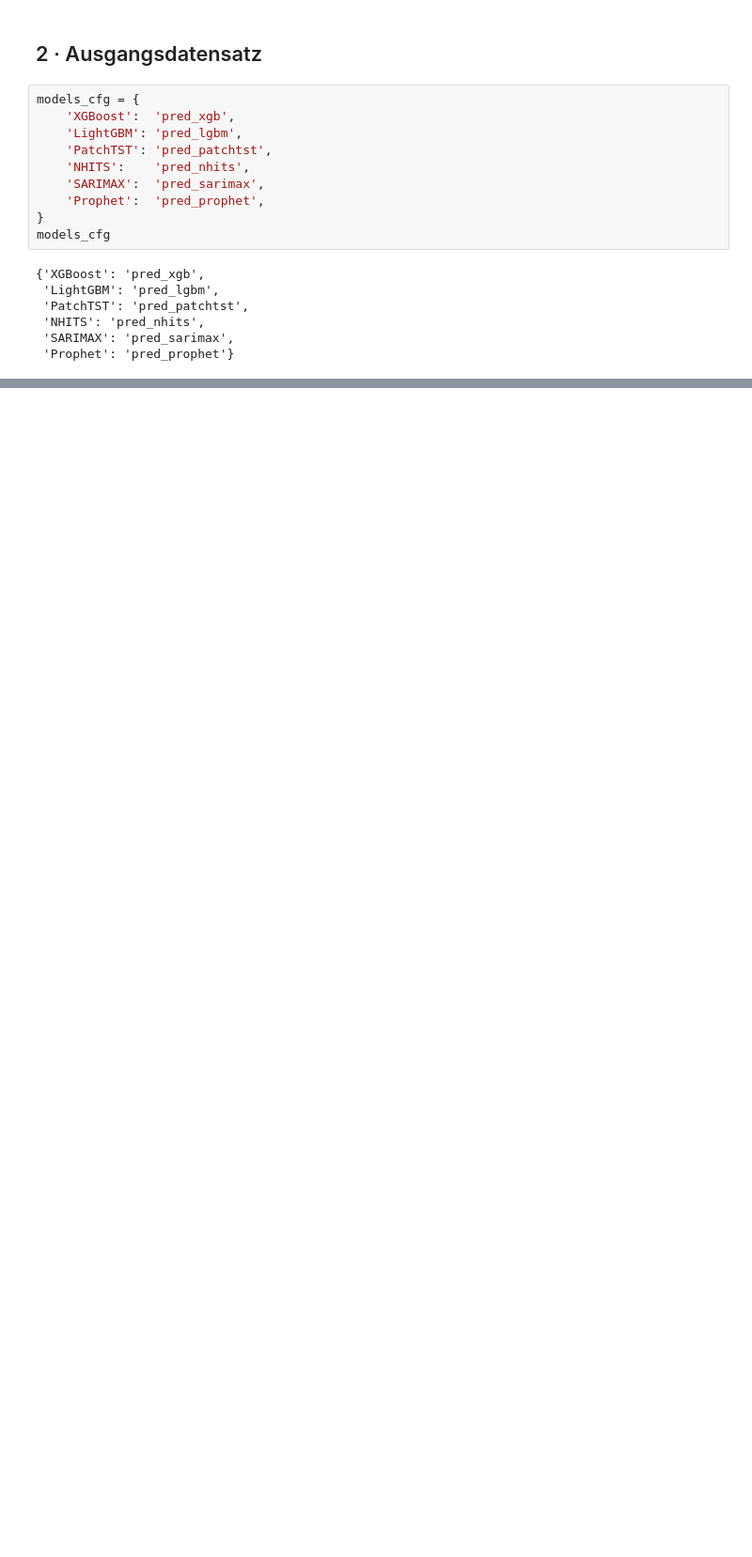
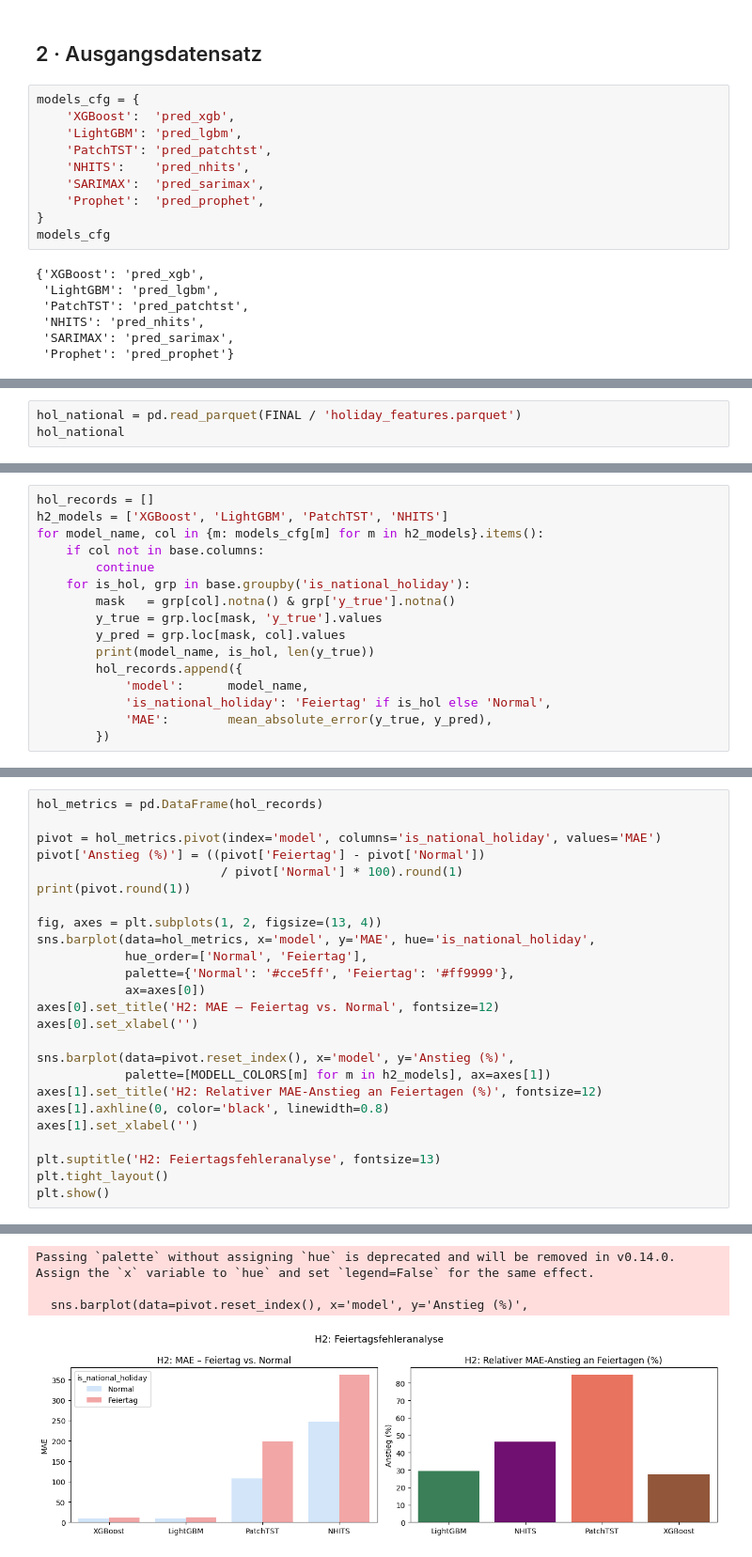
Before and after one commit to MadMax199/E-Commerce-Time-Series-Forecasting, a Jupyter notebook: 04_notebooks/06_hyptohesen_analyse.ipynb, the cells around one changed output, grey strips where cells are left out. Shown at 94% size. Saved outputs shown, nothing was run; the diff lists cells and outputs as text; blank space fills up the shorter version.

```diff
--- a/04_notebooks/06_hyptohesen_analyse.ipynb
+++ b/04_notebooks/06_hyptohesen_analyse.ipynb
@@ -110,0 +167,3 @@ print(summary.sort_values('MAE'))
+# %%
+hol_national = pd.read_parquet(FINAL / 'holiday_features.parquet')
+hol_national
@@ -110,0 +223,16 @@ print(summary.sort_values('MAE'))
+# %%
+hol_records = []
+h2_models = ['XGBoost', 'LightGBM', 'PatchTST', 'NHITS']
+for model_name, col in {m: models_cfg[m] for m in h2_models}.items():
+    if col not in base.columns:
+        continue
+    for is_hol, grp in base.groupby('is_national_holiday'):
+        mask   = grp[col].notna() & grp['y_true'].notna()
+        y_true = grp.loc[mask, 'y_true'].values
+        y_pred = grp.loc[mask, col].values
+        print(model_name, is_hol, len(y_true))
+        hol_records.append({
+            'model':      model_name,
+            'is_national_holiday': 'Feiertag' if is_hol else 'Normal',
+            'MAE':        mean_absolute_error(y_true, y_pred),
+        })
@@ -110,0 +248,26 @@ print(summary.sort_values('MAE'))
+# %%
+hol_metrics = pd.DataFrame(hol_records)
+
+pivot = hol_metrics.pivot(index='model', columns='is_national_holiday', values='MAE')
+pivot['Anstieg (%)'] = ((pivot['Feiertag'] - pivot['Normal'])
+                         / pivot['Normal'] * 100).round(1)
+print(pivot.round(1))
+
+fig, axes = plt.subplots(1, 2, figsize=(13, 4))
+sns.barplot(data=hol_metrics, x='model', y='MAE', hue='is_national_holiday',
+            hue_order=['Normal', 'Feiertag'],
+            palette={'Normal': '#cce5ff', 'Feiertag': '#ff9999'},
+            ax=axes[0])
+axes[0].set_title('H2: MAE – Feiertag vs. Normal', fontsize=12)
+axes[0].set_xlabel('')
+
+sns.barplot(data=pivot.reset_index(), x='model', y='Anstieg (%)',
+            palette=[MODELL_COLORS[m] for m in h2_models], ax=axes[1])
+axes[1].set_title('H2: Relativer MAE-Anstieg an Feiertagen (%)', fontsize=12)
+axes[1].axhline(0, color='black', linewidth=0.8)
+axes[1].set_xlabel('')
+
+plt.suptitle('H2: Feiertagsfehleranalyse', fontsize=13)
+plt.tight_layout()
+plt.show()
+# %% [output]
@@ -110,0 +280,4 @@ print(summary.sort_values('MAE'))
+Passing `palette` without assigning `hue` is deprecated and will be removed in v0.14.0. Assign the `x` variable to `hue` and set `legend=False` for the same effect.
+
+  sns.barplot(data=pivot.reset_index(), x='model', y='Anstieg (%)',
+[figure, added]
```
Also changed, not shown: parts of 20 cells of this notebook, 19 other files.
